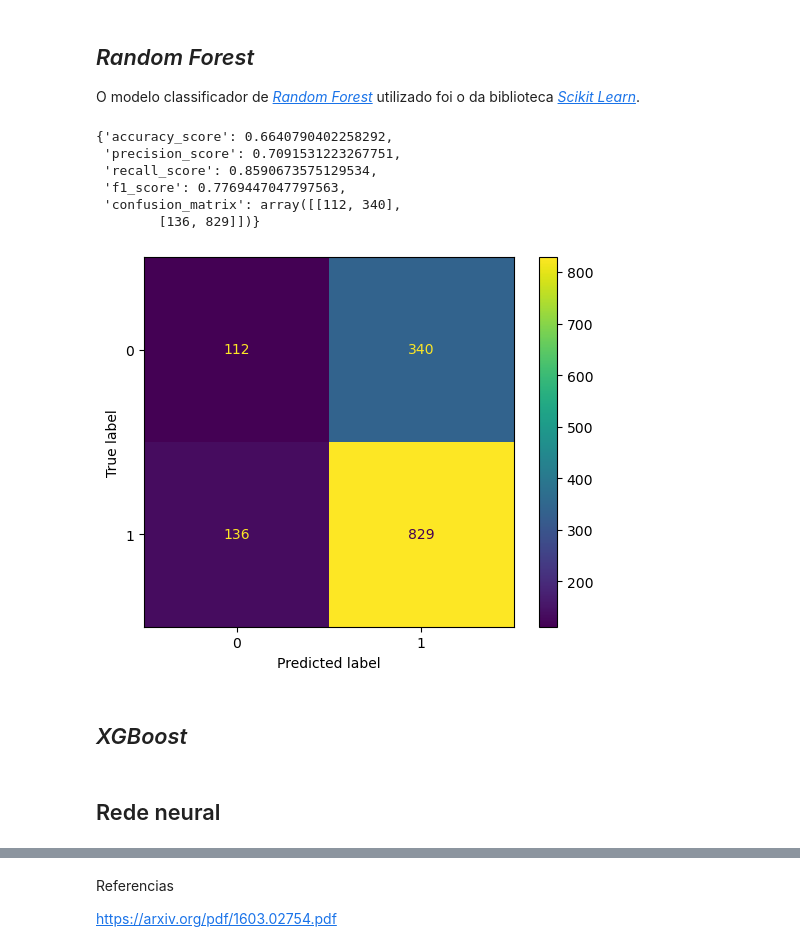
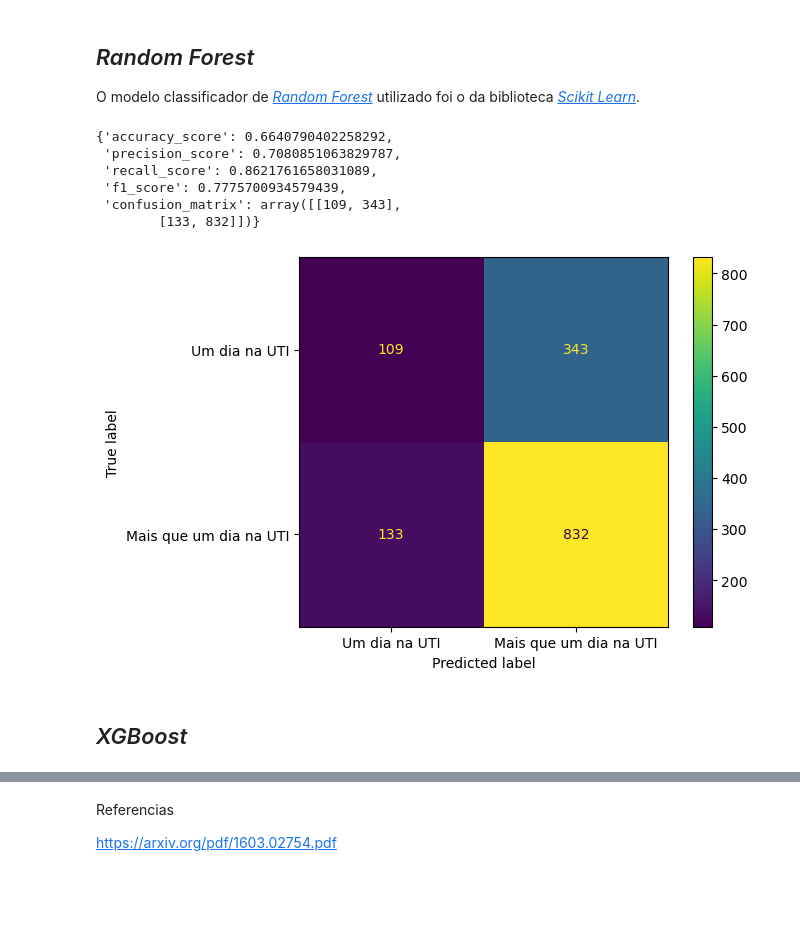
Before and after one commit to lframosferreira/ml-final-project, a Jupyter notebook: main.ipynb, the cells around one changed output, grey strips where cells are left out. Drawn from its saved outputs; the diff is of its cells as text; code cells hidden in the pictures; blank space fills up the shorter version.

```diff
--- a/main.ipynb
+++ b/main.ipynb
@@ -107,6 +109,7 @@ def get_run_info(
     y_pred: npt.NDArray[np.float64],
     type: np.str_ = "classification",
     dump: np.bool_ = False,
+    plot_confusion_matrix: bool = False,
 ) -> dict:
     if type == "classification":
         accuracy_score: np.float64 = metrics.accuracy_score(
@@ -128,6 +131,13 @@ def get_run_info(
             "f1_score": f1_score,
             "confusion_matrix": confusion_matrix,
         }
+
+        if plot_confusion_matrix:
+            metrics.ConfusionMatrixDisplay(
+                confusion_matrix=confusion_matrix,
+                display_labels=["Um dia na UTI", "Mais que um dia na UTI"],
+            ).plot()
+
     else:  # regression
         mean_squared_error: np.float64 = metrics.mean_squared_error(
             y_true=y_true, y_pred=y_pred
@@ -250,3 +260,8 @@ X_train, X_test, y_train, y_test = train_test_split(
 )
 # %% [markdown]
 ## _Support Vector Machine_ (SVM)
+# %%
+model = SVC(probability=True, kernel="sigmoid")
+model.fit(X_train, y_train)
+y_pred = model.predict(X_test)
+get_run_info(y_test, y_pred, plot_confusion_matrix=True)
@@ -252,0 +276,5 @@ X_train, X_test, y_train, y_test = train_test_split(
+# %%
+model = SVC(degree=3, probability=True, kernel="poly")
+model.fit(X_train, y_train)
+y_pred = model.predict(X_test)
+get_run_info(y_test, y_pred, plot_confusion_matrix=True)
@@ -253,2 +289,7 @@ X_train, X_test, y_train, y_test = train_test_split(
 # %% [markdown]
 ## _Naive Bayes_
+# %%
+model = GaussianNB()
+model.fit(X_train, y_train)
+y_pred = model.predict(X_test)
+get_run_info(y_test, y_pred, plot_confusion_matrix=True)
@@ -257,23 +306,21 @@ X_train, X_test, y_train, y_test = train_test_split(
 
 O modelo classificador de [_Random Forest_](https://en.wikipedia.org/wiki/Random_forest) utilizado foi o da biblioteca [_Scikit Learn_](https://scikit-learn.org/stable/modules/generated/sklearn.ensemble.RandomForestClassifier.html).
 # %%
-NUMBER_OF_ESTIMATORS: np.int32 = 300
-model: RandomForestClassifier = RandomForestClassifier(n_estimators=NUMBER_OF_ESTIMATORS, random_state=RANDOM_STATE)
+NUMBER_OF_ESTIMATORS: np.int32 = 100
+model = RandomForestClassifier(
+    n_estimators=NUMBER_OF_ESTIMATORS, random_state=RANDOM_STATE, max_depth=50
+)
 model.fit(X_train, y_train)
 y_pred = model.predict(X_test)
-display(get_run_info(y_true=y_test, y_pred=y_pred))
-metrics.ConfusionMatrixDisplay.from_predictions(y_test, y_pred)
-None
+get_run_info(y_true=y_test, y_pred=y_pred, plot_confusion_matrix=True)
 # %% [output]
 {'accuracy_score': 0.6640790402258292,
- 'precision_score': 0.7091531223267751,
- 'recall_score': 0.8590673575129534,
- 'f1_score': 0.7769447047797563,
- 'confusion_matrix': array([[112, 340],
-        [136, 829]])}
+ 'precision_score': 0.7080851063829787,
+ 'recall_score': 0.8621761658031089,
+ 'f1_score': 0.7775700934579439,
+ 'confusion_matrix': array([[109, 343],
+        [133, 832]])}
-[figure, old version]
+[figure, new version]
 # %% [markdown]
 ## _XGBoost_
-# %% [markdown]
-## Rede neural
 # %%
```
Also changed, not shown: parts of 14 cells of this notebook.
